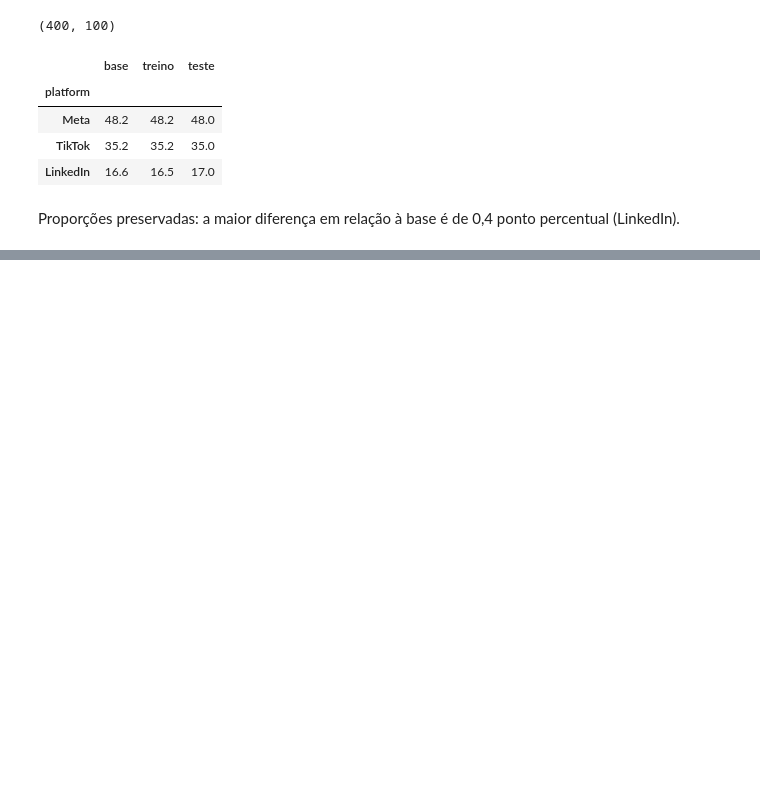
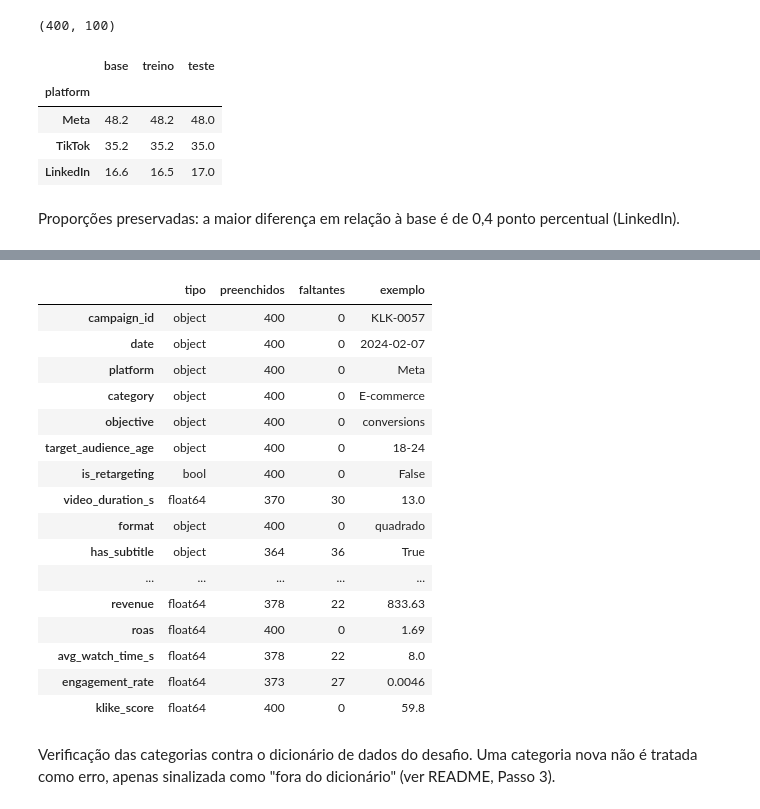
Before and after one commit to JoaoVivacqua/klike-challenge, a Jupyter notebook: notebooks/01_eda.ipynb, the cells around one changed output, grey strips where cells are left out. Drawn from its saved outputs; the diff is of its cells as text; code cells hidden in the pictures; blank space fills up the shorter version.

```diff
--- a/notebooks/01_eda.ipynb
+++ b/notebooks/01_eda.ipynb
@@ -50,0 +84,28 @@ Proporções preservadas: a maior diferença em relação à base é de 0,4 pont
+# %%
+tipos = pd.DataFrame({
+    "tipo": train.dtypes.astype(str),
+    "preenchidos": train.notna().sum(),
+    "faltantes": train.isna().sum(),
+    "exemplo": train.apply(lambda col: col.dropna().iloc[0]),
+})
+tipos
+# %% [output]
+|  | tipo | preenchidos | faltantes | exemplo |
+| campaign_id | object | 400 | 0 | KLK-0057 |
+| date | object | 400 | 0 | 2024-02-07 |
+| platform | object | 400 | 0 | Meta |
+| category | object | 400 | 0 | E-commerce |
+| objective | object | 400 | 0 | conversions |
+| target_audience_age | object | 400 | 0 | 18-24 |
+| is_retargeting | bool | 400 | 0 | False |
+| video_duration_s | float64 | 370 | 30 | 13.0 |
+| format | object | 400 | 0 | quadrado |
+| has_subtitle | object | 364 | 36 | True |
+| ... | ... | ... | ... | ... |
+| revenue | float64 | 378 | 22 | 833.63 |
+| roas | float64 | 400 | 0 | 1.69 |
+| avg_watch_time_s | float64 | 378 | 22 | 8.0 |
+| engagement_rate | float64 | 373 | 27 | 0.0046 |
+| klike_score | float64 | 400 | 0 | 59.8 |
+# %% [markdown]
+Verificação das categorias contra o dicionário de dados do desafio. Uma categoria nova não é tratada como erro, apenas sinalizada como "fora do dicionário" (ver README, Passo 3).
```
Also changed, not shown: parts of 20 cells of this notebook, 2 other files.
